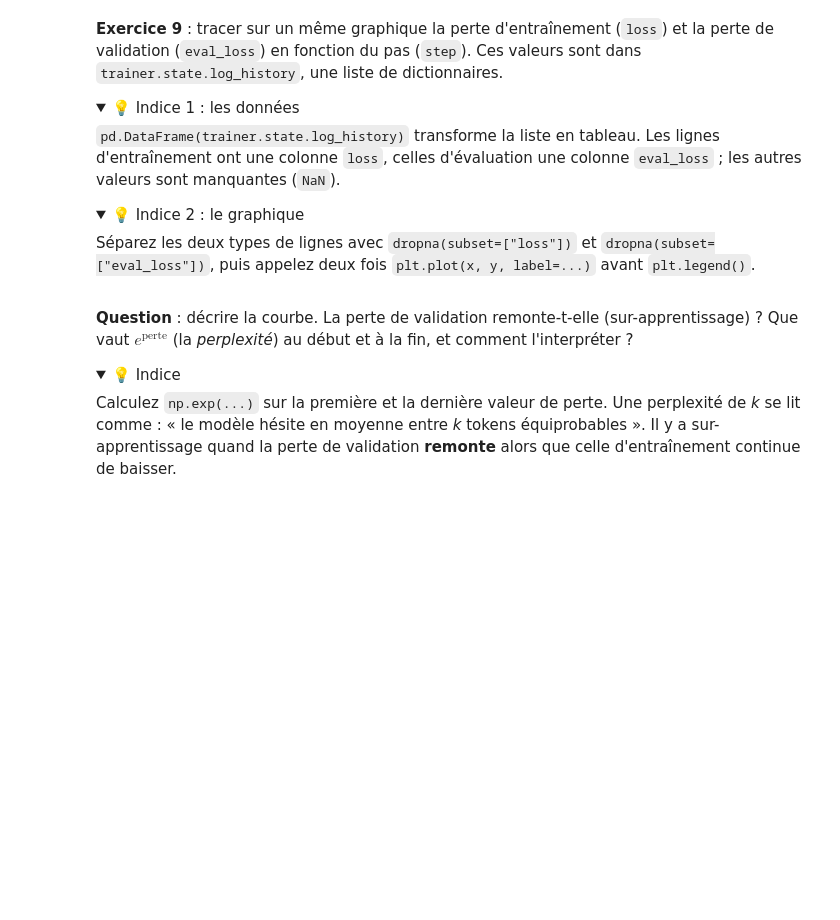
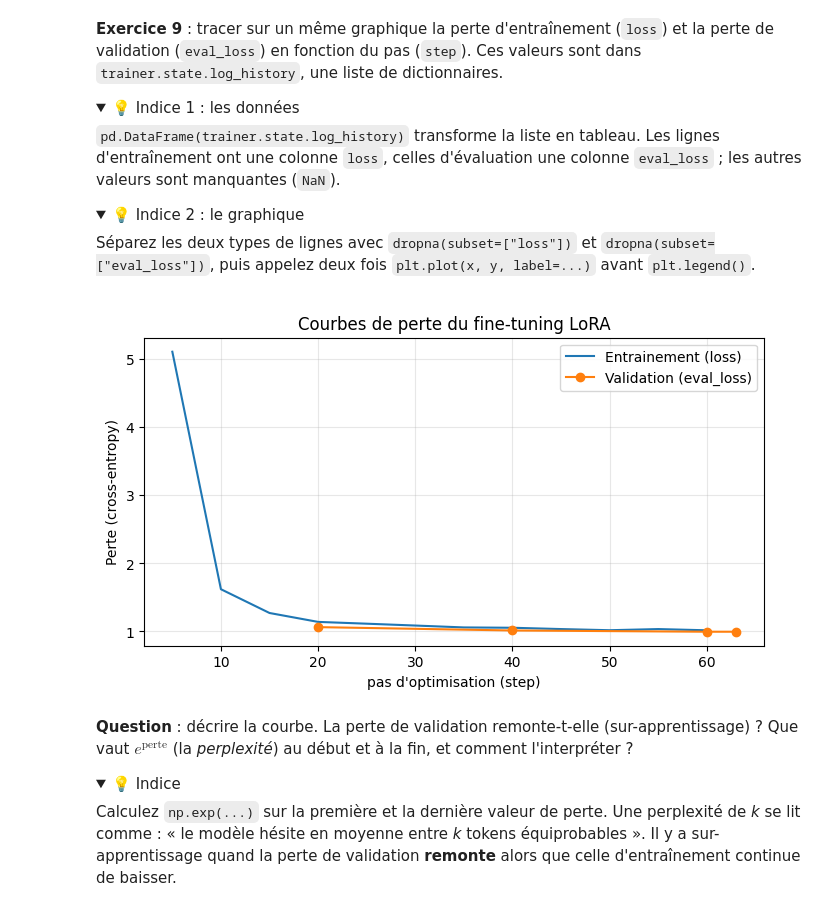
Before and after one commit to degahugo/tp-fine-tuning-student-version, a Jupyter notebook: tp-fine-tuning.ipynb, the cells around one changed output. Cells and saved outputs as stored; diff of their text form; code cells hidden in the pictures; folded sections open; blank space fills up the shorter version.

```diff
--- a/tp-fine-tuning.ipynb
+++ b/tp-fine-tuning.ipynb
@@ -818,6 +827,21 @@ Séparez les deux types de lignes avec `dropna(subset=["loss"])` et `dropna(subs
 </details>
 # %%
 # VOTRE CODE ICI
+history=pd.DataFrame(trainer.state.log_history)
+train_log=history.dropna(subset=["loss"])
+eval_log=history.dropna(subset=["eval_loss"])
+
+plt.figure(figsize=(8,4))
+plt.plot(train_log["step"],train_log["loss"],label="Entrainement (loss)")
+plt.plot(eval_log["step"],eval_log["eval_loss"],"o-",label="Validation (eval_loss)")
+plt.xlabel("pas d'optimisation (step)")
+plt.ylabel("Perte (cross-entropy)")
+plt.title("Courbes de perte du fine-tuning LoRA")
+plt.legend()
+plt.grid(alpha=0.3)
+plt.show()
+# %% [output]
+[figure, added]
 # %% [markdown]
 **Question** : décrire la courbe. La perte de validation remonte-t-elle (sur-apprentissage) ? Que vaut $e^{\text{perte}}$ (la *perplexité*) au début et à la fin, et comment l'interpréter ?
 
```
Also changed, not shown: parts of 17 cells of this notebook.
